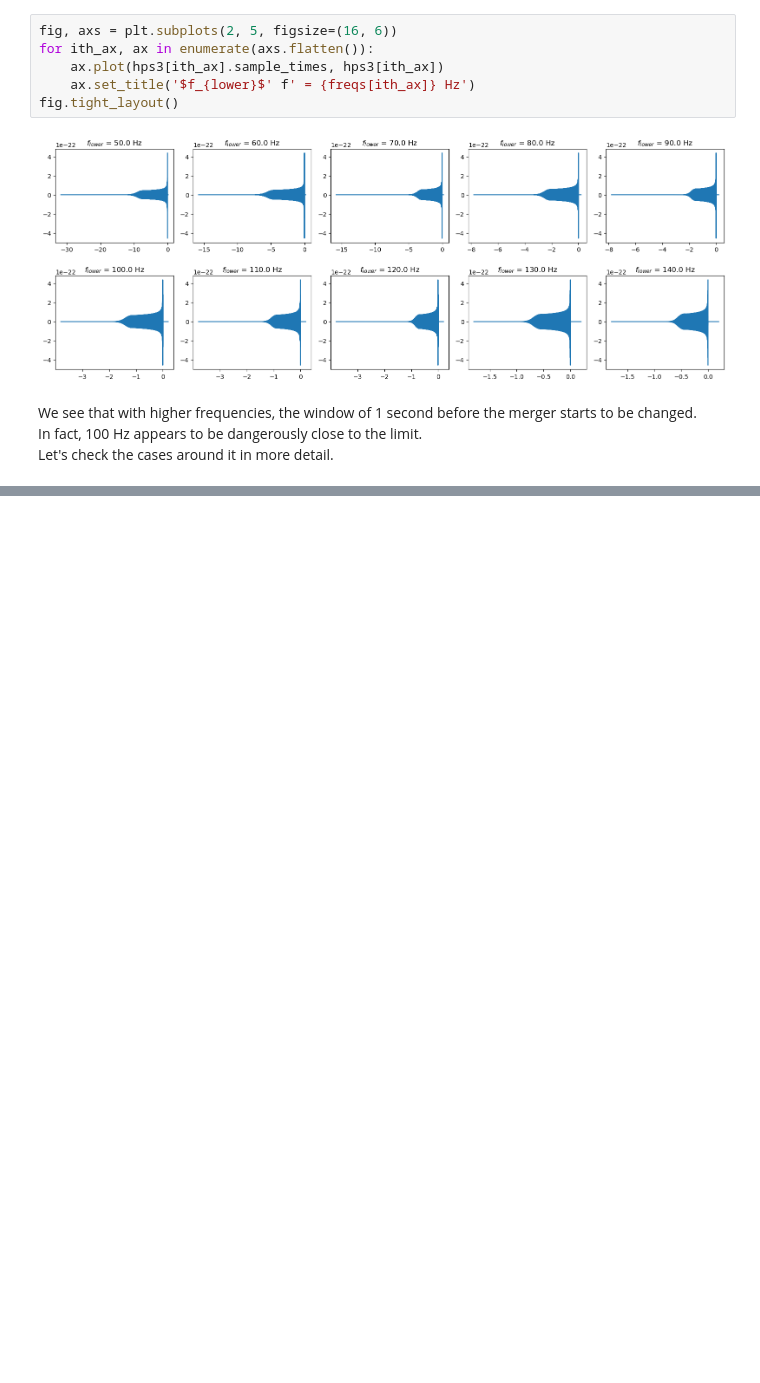
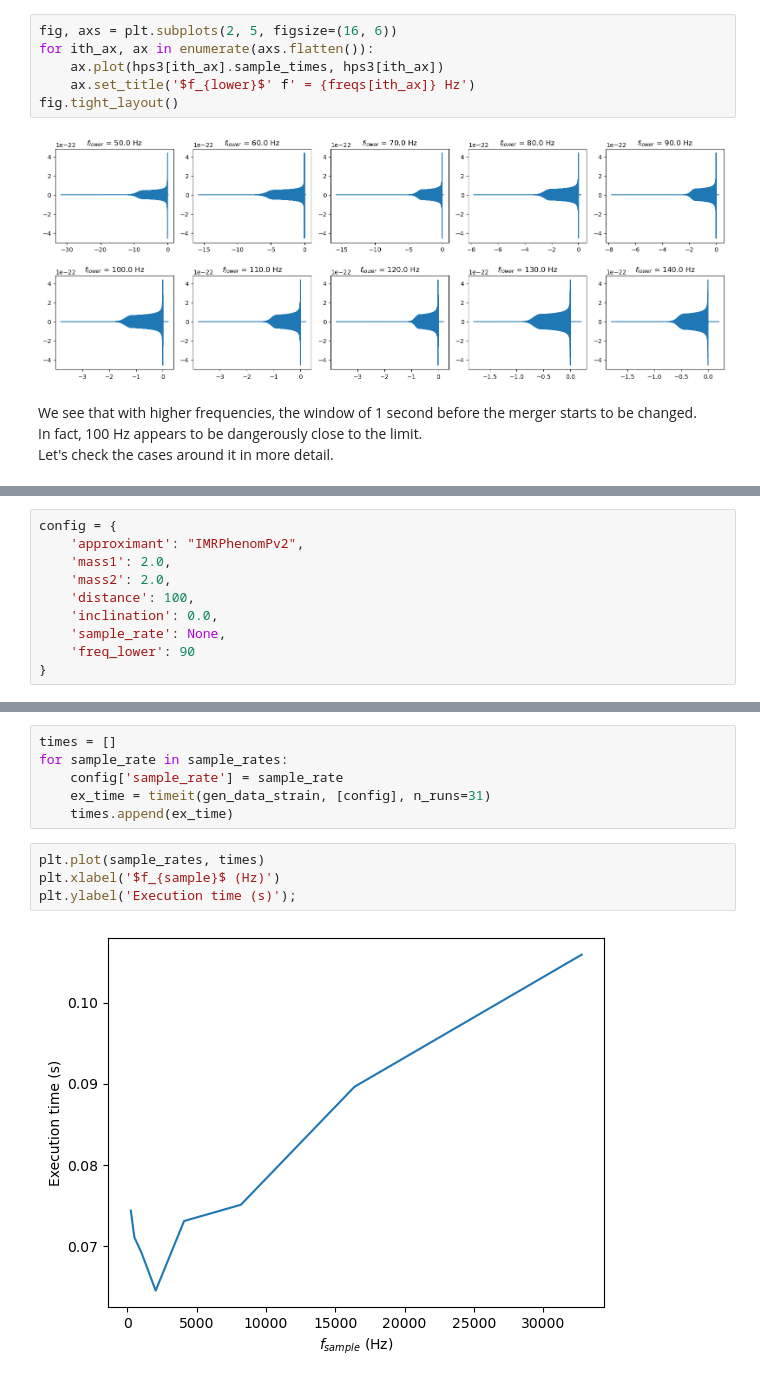
Before and after one commit to tttiago/dataset_generation, a Jupyter notebook: explore_generation_params.ipynb, the cells around one changed output, grey strips where cells are left out. Cells and saved outputs as stored; diff of their text form; blank space fills up the shorter version.

```diff
--- a/explore_generation_params.ipynb
+++ b/explore_generation_params.ipynb
@@ -233,0 +335,10 @@ Let's check the cases around it in more detail.
+# %%
+config = {
+    'approximant': "IMRPhenomPv2",
+    'mass1': 2.0,
+    'mass2': 2.0,
+    'distance': 100,
+    'inclination': 0.0,
+    'sample_rate': None,
+    'freq_lower': 90
+}
@@ -233,0 +350,12 @@ Let's check the cases around it in more detail.
+# %%
+times = []
+for sample_rate in sample_rates:
+    config['sample_rate'] = sample_rate
+    ex_time = timeit(gen_data_strain, [config], n_runs=31)
+    times.append(ex_time)
+# %%
+plt.plot(sample_rates, times)
+plt.xlabel('$f_{sample}$ (Hz)')
+plt.ylabel('Execution time (s)');
+# %% [output]
+[figure, added]
```
Also changed, not shown: parts of 20 cells of this notebook.
